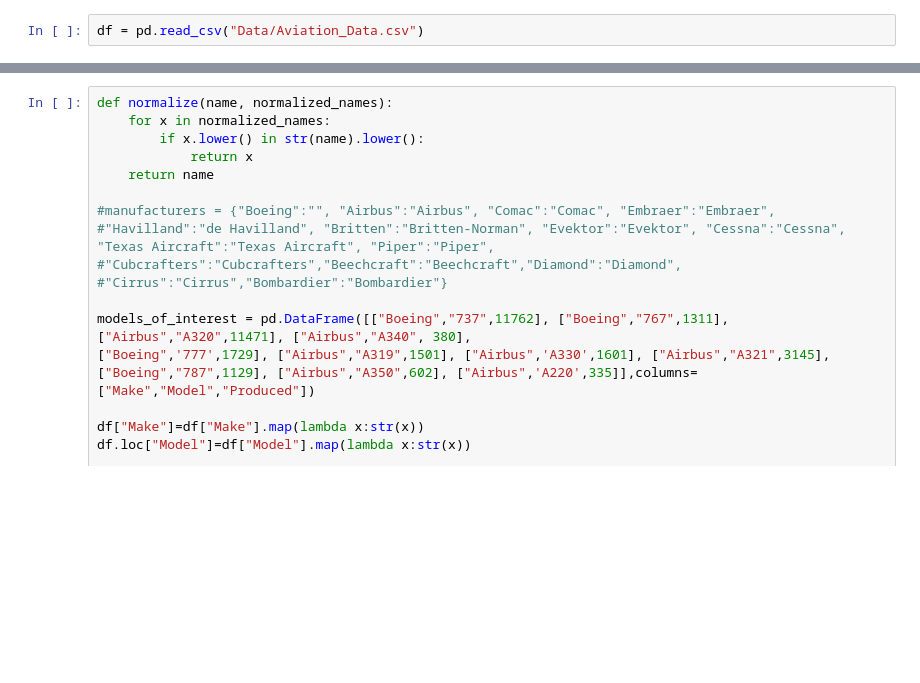
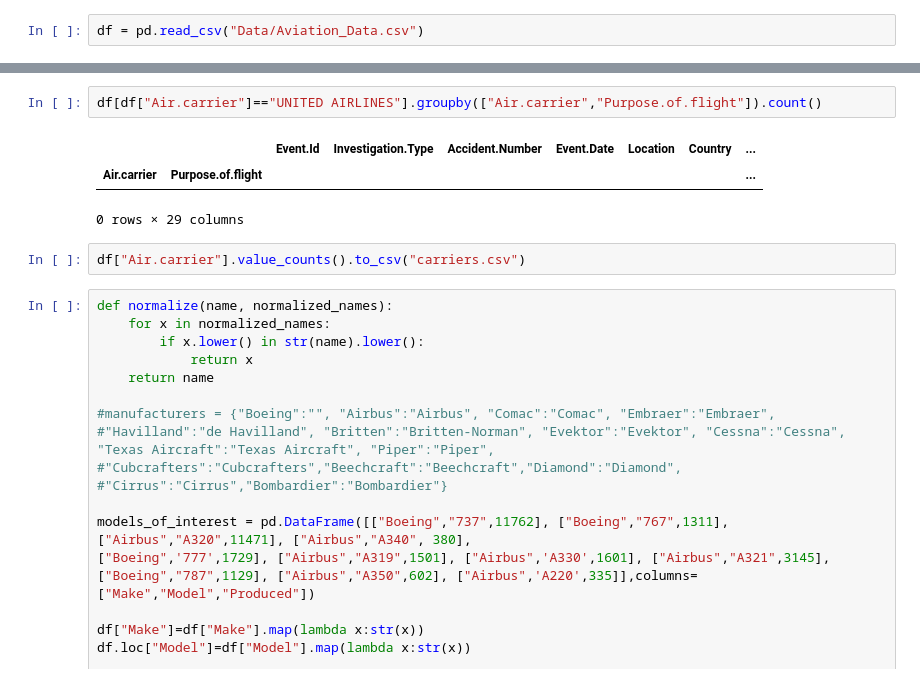
Before and after one commit to jgoett2/AirplaneRecommendations, a Jupyter notebook: AirplaneAnalysis.ipynb, the cells around one changed output, grey strips where cells are left out. Saved outputs shown, nothing was run; the diff lists cells and outputs as text; blank space fills up the shorter version.

```diff
--- a/AirplaneAnalysis.ipynb
+++ b/AirplaneAnalysis.ipynb
@@ -7,3 +43,11 @@ df = pd.read_csv("Data/Aviation_Data.csv")
+# %%
+df[df["Air.carrier"]=="UNITED AIRLINES"].groupby(["Air.carrier","Purpose.of.flight"]).count()
+# %% [output]
+|  |  | Event.Id | Investigation.Type | Accident.Number | Event.Date | Location | Country | ... |
+| Air.carrier | Purpose.of.flight |  |  |  |  |  |  | ... |
+0 rows × 29 columns
+# %%
+df["Air.carrier"].value_counts().to_csv("carriers.csv")
 # %%
 def normalize(name, normalized_names):
     for x in normalized_names:
```
Also changed, not shown: parts of 17 cells of this notebook.
